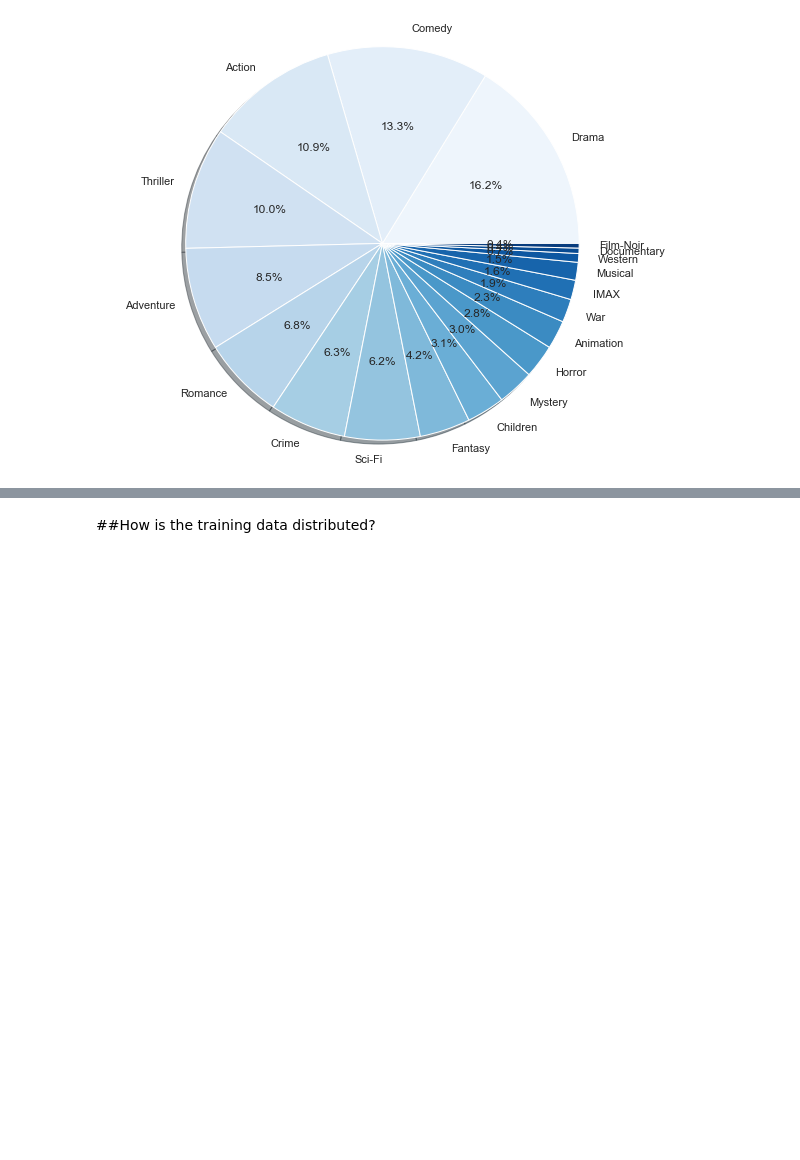
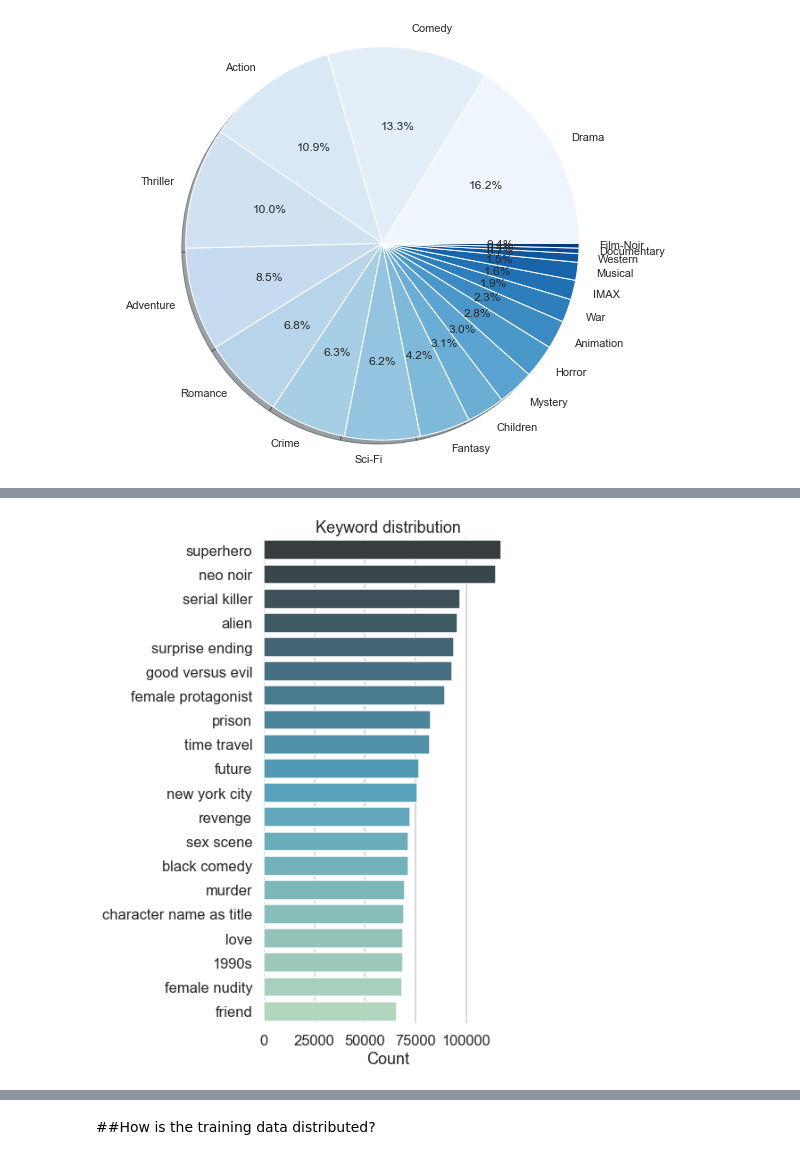
Before and after one commit to EDSATeam11/unsupervised-predict-streamlit-template, a Jupyter notebook: main.ipynb, the cells around one changed output, grey strips where cells are left out. Cells and saved outputs as stored; diff of their text form; code cells hidden in the pictures; blank space fills up the shorter version.

```diff
--- a/main.ipynb
+++ b/main.ipynb
@@ -721,0 +690,5 @@ ax1.axis('off')
+# %%
+keywords = pd.DataFrame( count_genre(data,'plot_keywords'))
+keywords = keywords.reset_index()
+keywords = keywords.rename(columns={'index': 'keywords',0:'count'})
+keywords
@@ -721,0 +709,10 @@ ax1.axis('off')
+# %%
+# plot the distribution of director
+f, ax = plt.subplots(figsize=(5, 10))
+sns.barplot(data=keywords[0:20],y='keywords',x='count',palette = sns.color_palette("GnBu_d",20))
+ax.set(ylabel="",
+       xlabel="Count")
+ax.title.set_text('Keyword distribution')
+sns.despine(left=True, bottom=True)
+# %% [output]
+[figure, added]
```
Also changed, not shown: parts of 27 cells of this notebook.
